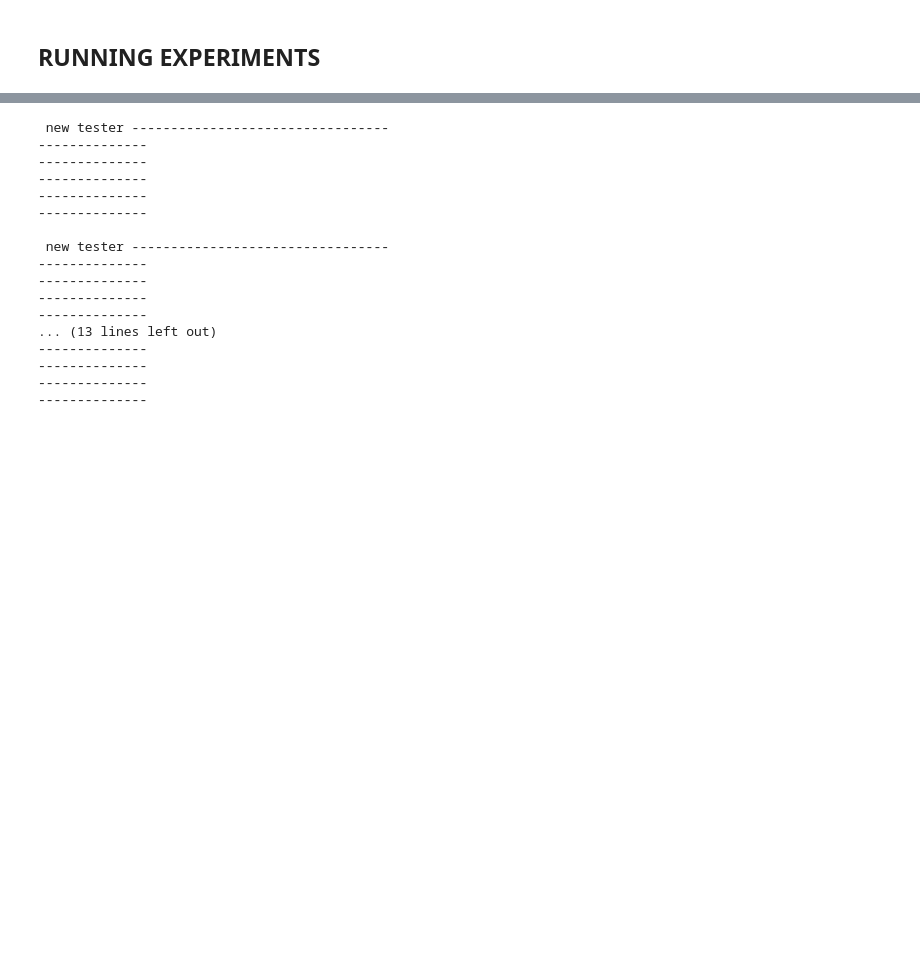
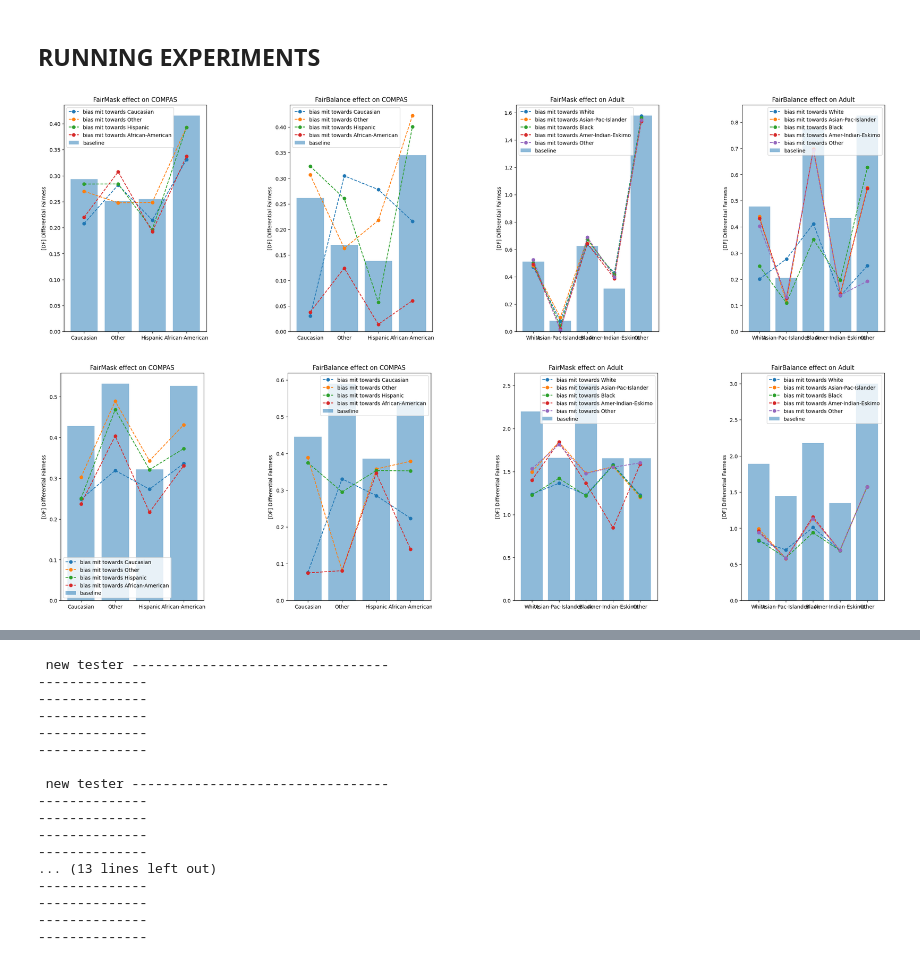
Before and after one commit to cmeinson/COMP0031_group_research, a Jupyter notebook: experiments.ipynb, the cells around one changed output, grey strips where cells are left out. Drawn from its saved outputs; the diff is of its cells as text; code cells hidden in the pictures; blank space fills up the shorter version.

```diff
--- a/experiments.ipynb
+++ b/experiments.ipynb
@@ -198,5 +198,15 @@ def run_change_fb_experiment_group(reps, metric, mls = mls_basic, attrs = None):
     plt.show()
 # %% [markdown]
 ## RUNNING EXPERIMENTS
+# %%
+reps = 1
+metric = Metrics.DF #
+m_to_eval = metric
+run_experiment_group(reps, metric, attrs = ["race"], metrics_to_eval=[m_to_eval])
+# same but bias mitigated for sex and race
+run_experiment_group(reps, metric, metrics_to_eval=[m_to_eval])
+# %% [output]
+[figure, added]
+[figure, added]
 # %%
 # Change in bias scale. (change in the absolute value of spd)
```
Also changed, not shown: parts of 13 cells of this notebook, 1 other file.
